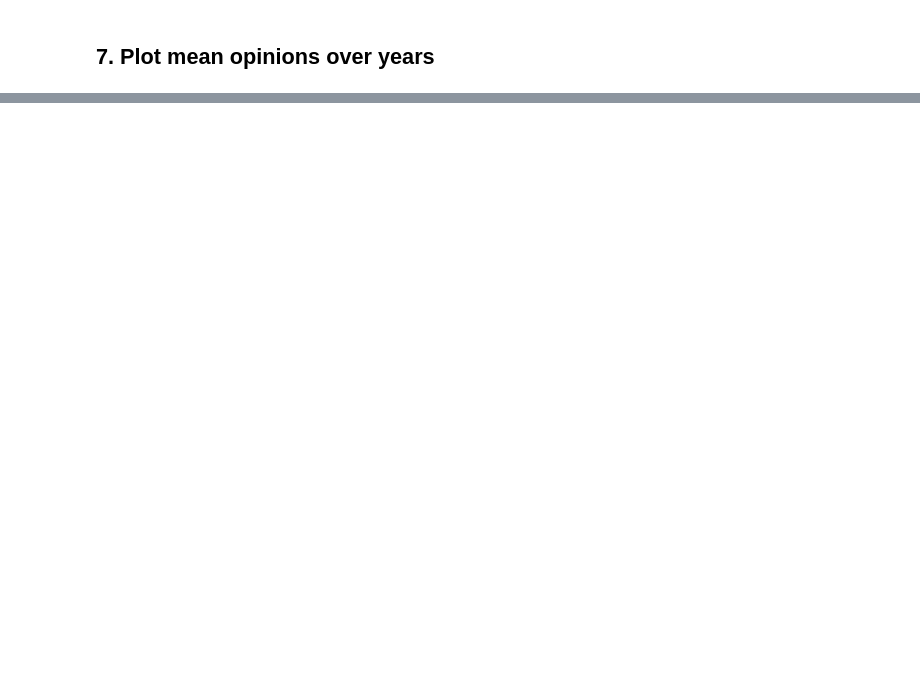
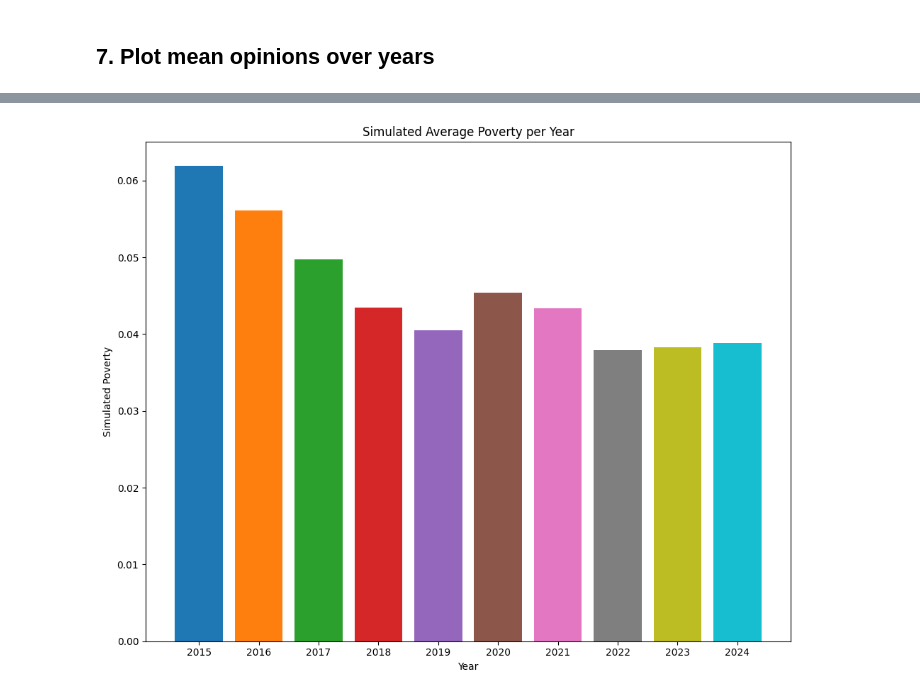
Before and after one commit to tinasophie15/CMSS_Project_Group_15, a Jupyter notebook: src/cmss_group_15.ipynb, the cells around one changed output, grey strips where cells are left out. Drawn from its saved outputs; the diff is of its cells as text; code cells hidden in the pictures; blank space fills up the shorter version.

```diff
--- a/src/cmss_group_15.ipynb
+++ b/src/cmss_group_15.ipynb
@@ -383,0 +407,17 @@ plt.show()
+# %%
+years = list(mean_opinions_over_years.keys())
+frustration_means = list(poverty_mean.values())
+
+palette = sns.color_palette("tab10", len(years))
+colors = palette.as_hex()
+
+plt.figure(figsize=(10, 8))
+plt.bar(years, frustration_means, color=colors)
+plt.xlabel("Year")
+plt.ylabel("Simulated Poverty")
+plt.title("Simulated Average Poverty per Year")
+plt.tight_layout()
+plt.savefig(result_dir.joinpath("mean_poverty_over_years.pdf"), format="pdf")
+plt.show()
+# %% [output]
+[figure, added]
```
Also changed, not shown: parts of 10 cells of this notebook.
